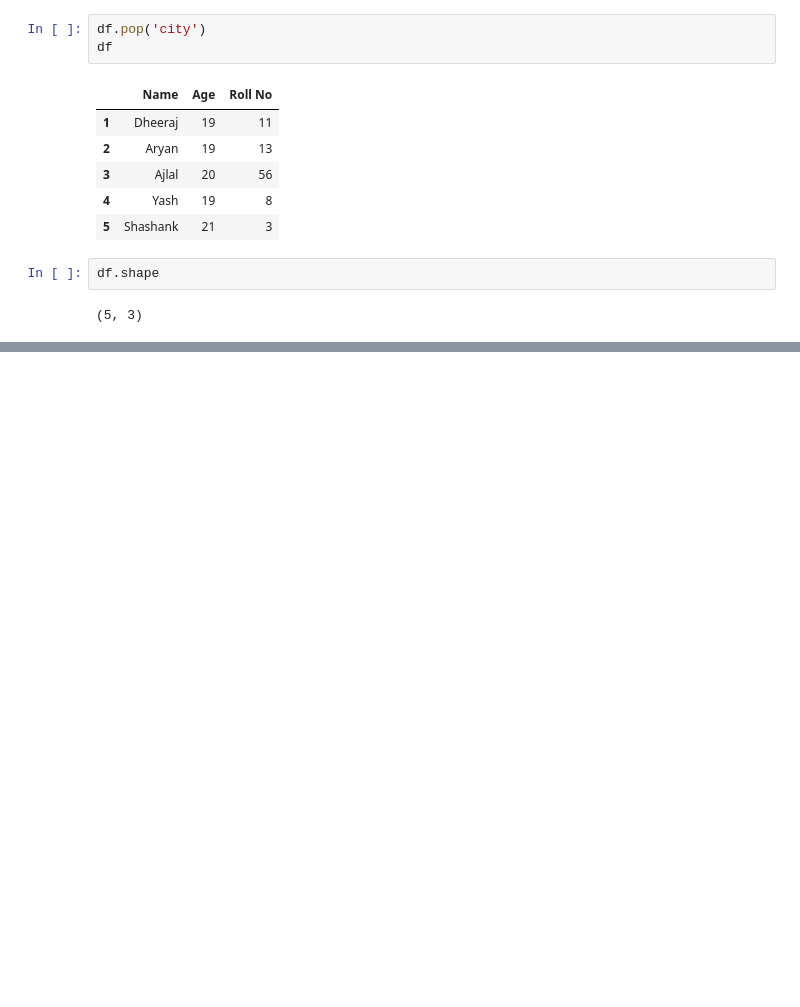
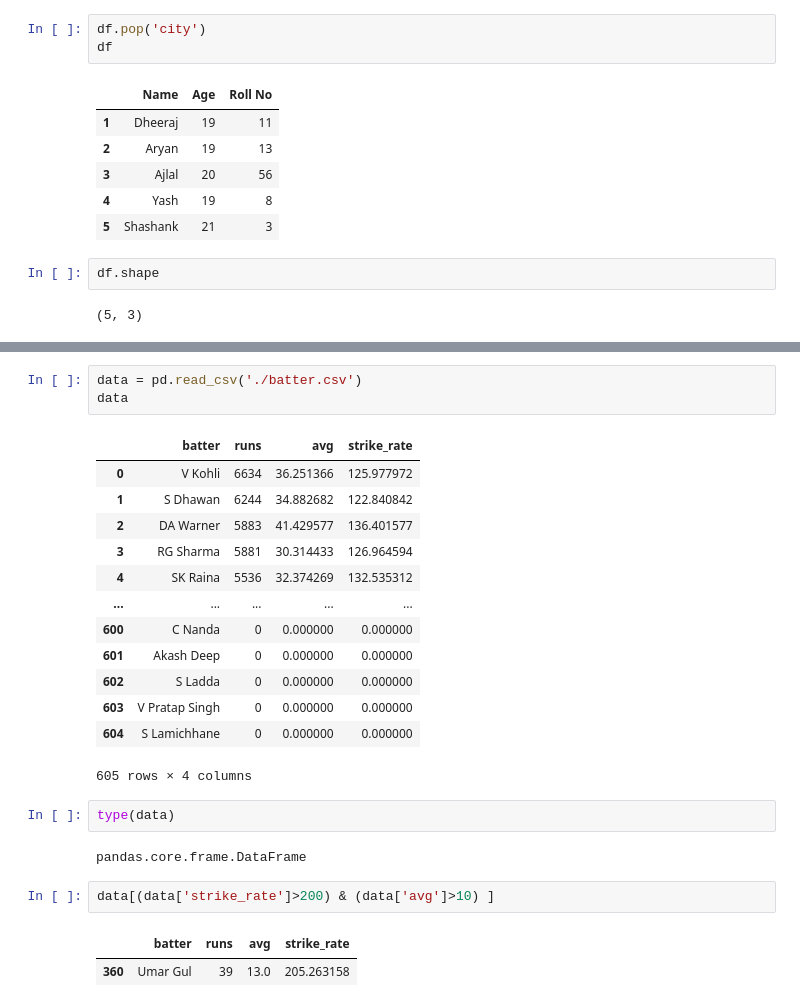
Before and after one commit to dheeraj0342/DSML, a Jupyter notebook: pandas.ipynb, the cells around one changed output, grey strips where cells are left out. Saved outputs shown, nothing was run; the diff lists cells and outputs as text; blank space fills up the shorter version.

Commit message:
pandas

```diff
--- a/pandas.ipynb
+++ b/pandas.ipynb
@@ -238,0 +593,26 @@ df.shape
+# %%
+data = pd.read_csv('./batter.csv')
+data
+# %% [output]
+|  | batter | runs | avg | strike_rate |
+| 0 | V Kohli | 6634 | 36.251366 | 125.977972 |
+| 1 | S Dhawan | 6244 | 34.882682 | 122.840842 |
+| 2 | DA Warner | 5883 | 41.429577 | 136.401577 |
+| 3 | RG Sharma | 5881 | 30.314433 | 126.964594 |
+| 4 | SK Raina | 5536 | 32.374269 | 132.535312 |
+| ... | ... | ... | ... | ... |
+| 600 | C Nanda | 0 | 0.000000 | 0.000000 |
+| 601 | Akash Deep | 0 | 0.000000 | 0.000000 |
+| 602 | S Ladda | 0 | 0.000000 | 0.000000 |
+| 603 | V Pratap Singh | 0 | 0.000000 | 0.000000 |
+| 604 | S Lamichhane | 0 | 0.000000 | 0.000000 |
+605 rows × 4 columns
+# %%
+type(data)
+# %% [output]
+pandas.core.frame.DataFrame
+# %%
+data[(data['strike_rate']>200) & (data['avg']>10) ]
+# %% [output]
+|  | batter | runs | avg | strike_rate |
+| 360 | Umar Gul | 39 | 13.0 | 205.263158 |
```
Also changed, not shown: parts of 34 cells of this notebook, 6 other files.
